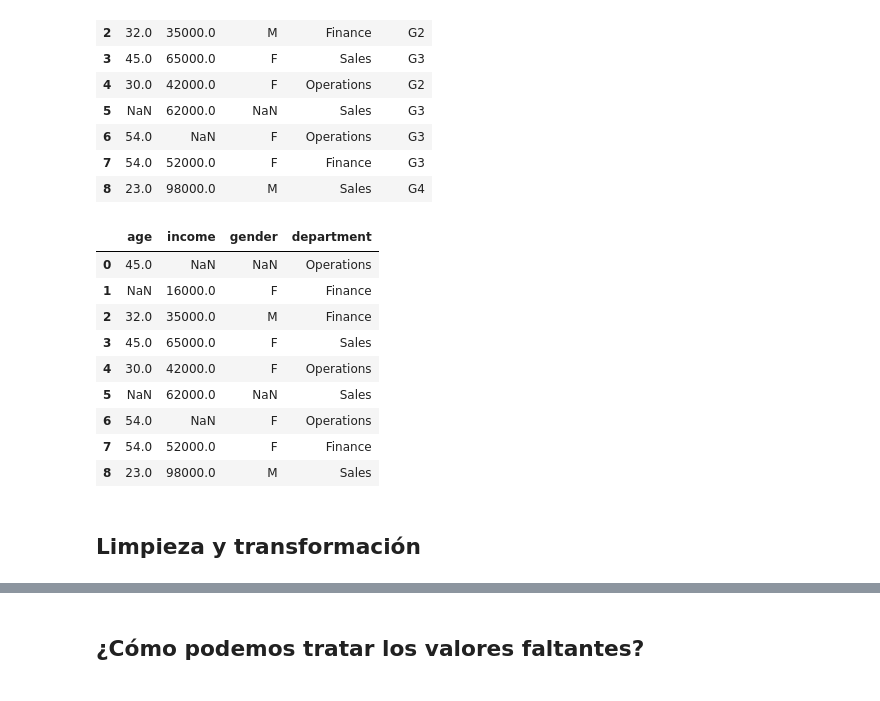
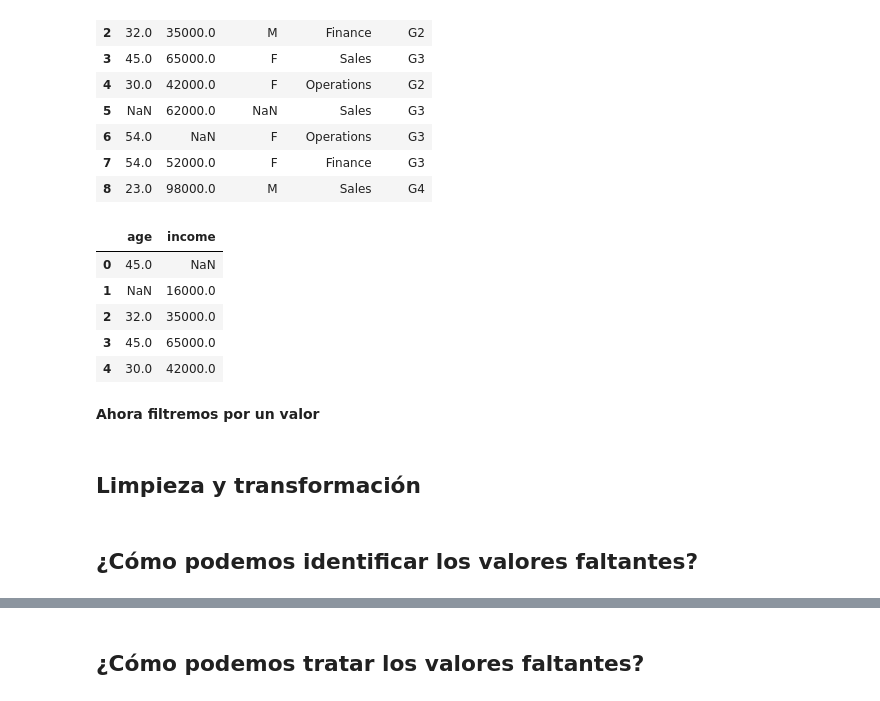
Before and after one commit to Angepira/AngePira.github.io, a Jupyter notebook: Clase_20_y_21_Limpieza_y_transformación_de_datos.ipynb, the cells around one changed output, grey strips where cells are left out. Cells and saved outputs as stored; diff of their text form; code cells hidden in the pictures.

```diff
--- a/Clase_20_y_21_Limpieza_y_transformación_de_datos.ipynb
+++ b/Clase_20_y_21_Limpieza_y_transformación_de_datos.ipynb
@@ -153,17 +283,17 @@ data.loc[:,'age':'grade']
 | 8 | 23.0 | 98000.0 | M | Sales | G4 |
 # %%
 #índice implicito
-data.iloc[:,1:-2]
+data.iloc[:5,1:3]
 # %% [output]
-|  | age | income | gender | department |
-| 0 | 45.0 | NaN | NaN | Operations |
-| 1 | NaN | 16000.0 | F | Finance |
-| 2 | 32.0 | 35000.0 | M | Finance |
-| 3 | 45.0 | 65000.0 | F | Sales |
-| 4 | 30.0 | 42000.0 | F | Operations |
-| 5 | NaN | 62000.0 | NaN | Sales |
-| 6 | 54.0 | NaN | F | Operations |
-| 7 | 54.0 | 52000.0 | F | Finance |
-| 8 | 23.0 | 98000.0 | M | Sales |
+|  | age | income |
+| 0 | 45.0 | NaN |
+| 1 | NaN | 16000.0 |
+| 2 | 32.0 | 35000.0 |
+| 3 | 45.0 | 65000.0 |
+| 4 | 30.0 | 42000.0 |
+# %% [markdown]
+**Ahora filtremos por un valor**
 # %% [markdown]
 ## Limpieza y transformación
+# %% [markdown]
+## ¿Cómo podemos identificar los valores faltantes?
```
Also changed, not shown: parts of 40 cells of this notebook.
